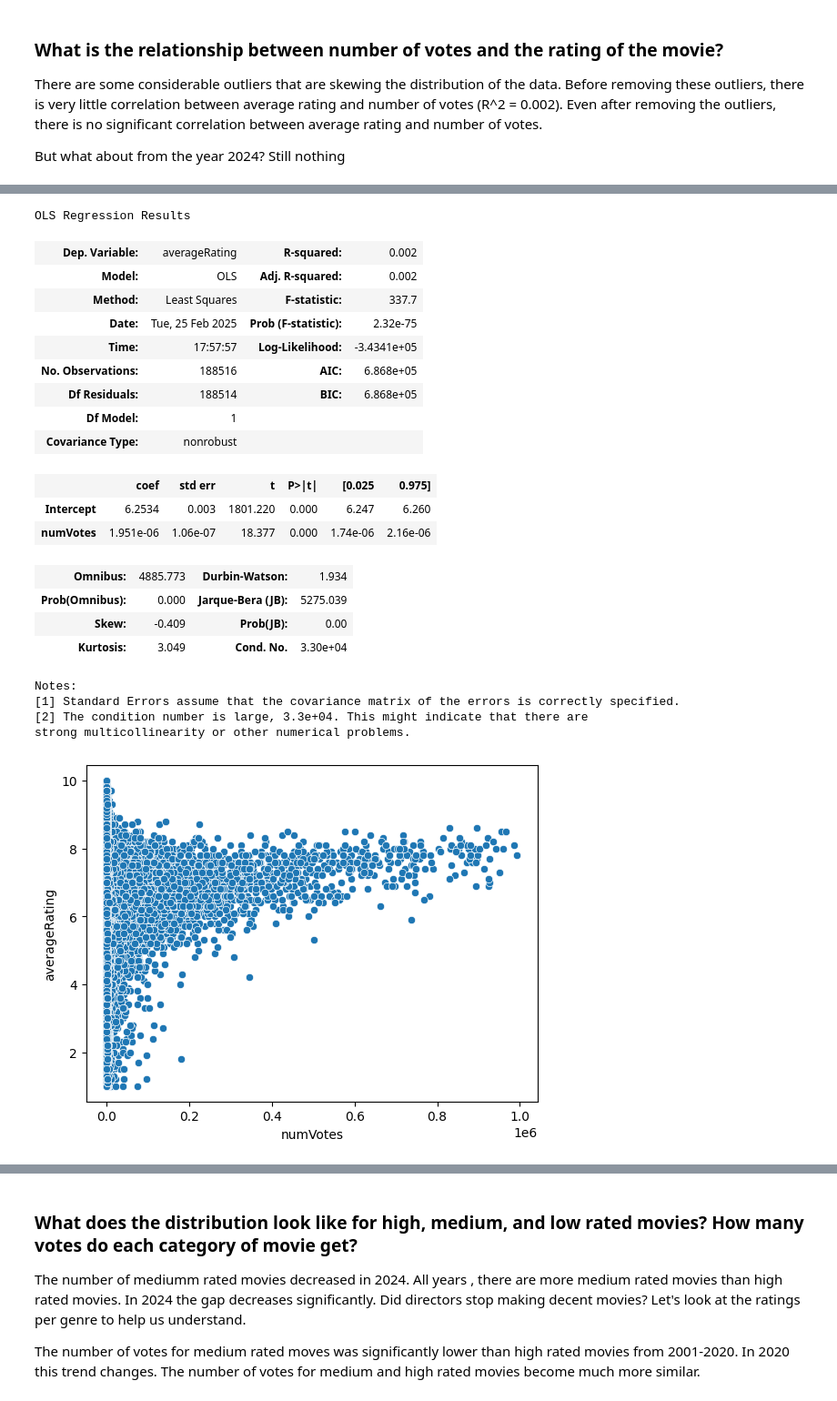
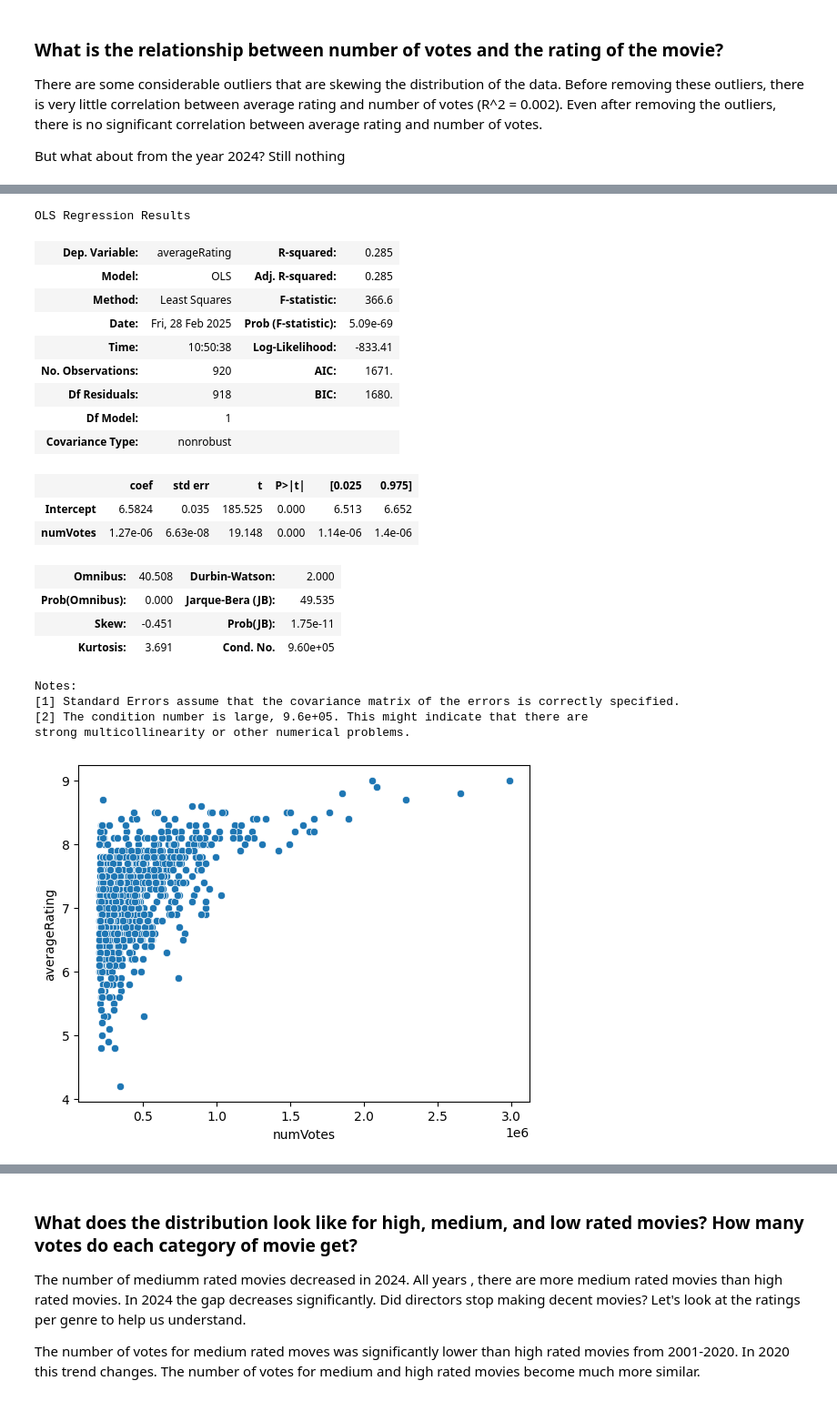
Before and after one commit to lundnm/Movie_Analysis, a Jupyter notebook: manipulation.ipynb, the cells around one changed output, grey strips where cells are left out. Shown at 91% size. Cells and saved outputs as stored; diff of their text form; code cells hidden in the pictures.

```diff
--- a/manipulation.ipynb
+++ b/manipulation.ipynb
@@ -308,34 +306,34 @@ strong multicollinearity or other numerical problems.
 [figure]
 # %%
 # remove outliers
-imdb_movies1 = imdb_movies[imdb_movies['numVotes'] < 1000000]
+imdb_movies1 = imdb_movies[imdb_movies['numVotes'] > 200000]
 sns.scatterplot(data=imdb_movies1,x='numVotes',y='averageRating')
 
 model1 = smf.ols("averageRating ~ numVotes", data=imdb_movies1).fit()
 model1.summary()
 # %% [output]
 OLS Regression Results
-| Dep. Variable: | averageRating | R-squared: | 0.002 |
-| Model: | OLS | Adj. R-squared: | 0.002 |
-| Method: | Least Squares | F-statistic: | 337.7 |
-| Date: | Tue, 25 Feb 2025 | Prob (F-statistic): | 2.32e-75 |
-| Time: | 17:57:57 | Log-Likelihood: | -3.4341e+05 |
-| No. Observations: | 188516 | AIC: | 6.868e+05 |
-| Df Residuals: | 188514 | BIC: | 6.868e+05 |
+| Dep. Variable: | averageRating | R-squared: | 0.285 |
+| Model: | OLS | Adj. R-squared: | 0.285 |
+| Method: | Least Squares | F-statistic: | 366.6 |
+| Date: | Fri, 28 Feb 2025 | Prob (F-statistic): | 5.09e-69 |
+| Time: | 10:50:38 | Log-Likelihood: | -833.41 |
+| No. Observations: | 920 | AIC: | 1671. |
+| Df Residuals: | 918 | BIC: | 1680. |
 | Df Model: | 1 |  |  |
 | Covariance Type: | nonrobust |  |  |
 |  | coef | std err | t | P>|t| | [0.025 | 0.975] |
-| Intercept | 6.2534 | 0.003 | 1801.220 | 0.000 | 6.247 | 6.260 |
-| numVotes | 1.951e-06 | 1.06e-07 | 18.377 | 0.000 | 1.74e-06 | 2.16e-06 |
+| Intercept | 6.5824 | 0.035 | 185.525 | 0.000 | 6.513 | 6.652 |
+| numVotes | 1.27e-06 | 6.63e-08 | 19.148 | 0.000 | 1.14e-06 | 1.4e-06 |
-| Omnibus: | 4885.773 | Durbin-Watson: | 1.934 |
-| Prob(Omnibus): | 0.000 | Jarque-Bera (JB): | 5275.039 |
-| Skew: | -0.409 | Prob(JB): | 0.00 |
-| Kurtosis: | 3.049 | Cond. No. | 3.30e+04 |
+| Omnibus: | 40.508 | Durbin-Watson: | 2.000 |
+| Prob(Omnibus): | 0.000 | Jarque-Bera (JB): | 49.535 |
+| Skew: | -0.451 | Prob(JB): | 1.75e-11 |
+| Kurtosis: | 3.691 | Cond. No. | 9.60e+05 |
 Notes:
 [1] Standard Errors assume that the covariance matrix of the errors is correctly specified.
-[2] The condition number is large, 3.3e+04. This might indicate that there are
+[2] The condition number is large, 9.6e+05. This might indicate that there are
 strong multicollinearity or other numerical problems.
-[figure, old version]
+[figure, new version]
 # %%
 movies_2024 = imdb_movies[imdb_movies['startYear'] == 2024]
 
```
Also changed, not shown: parts of 5 cells of this notebook.
